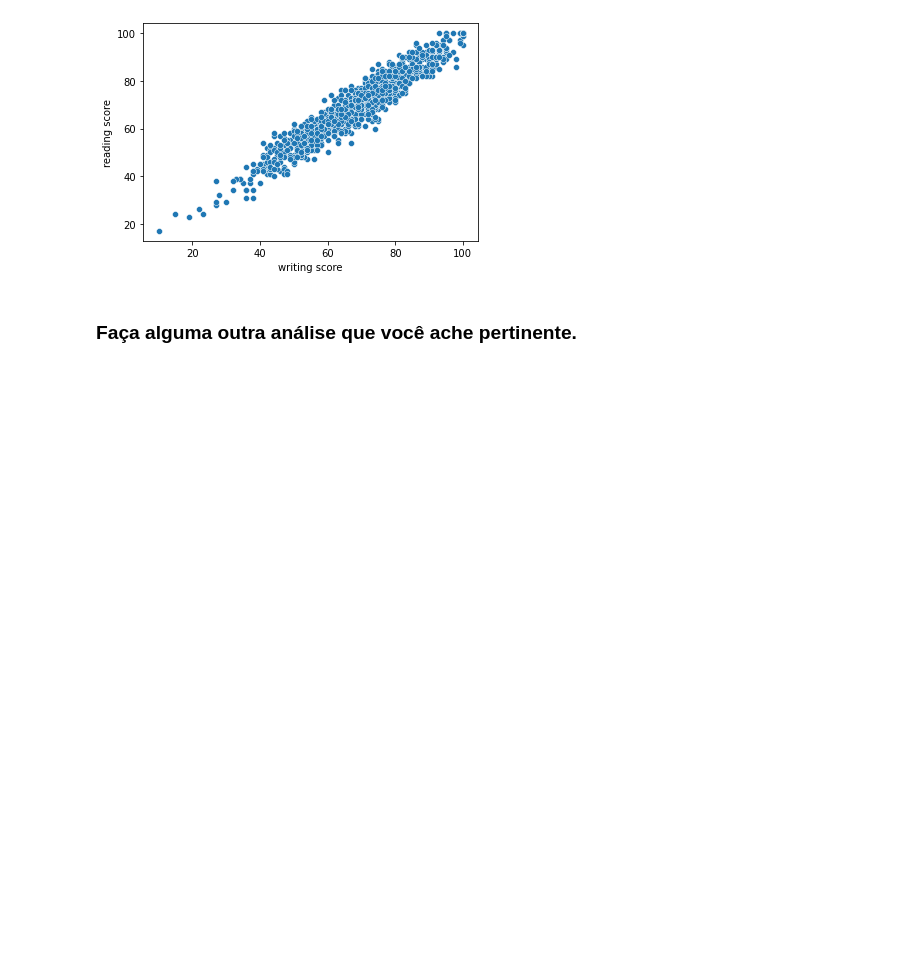
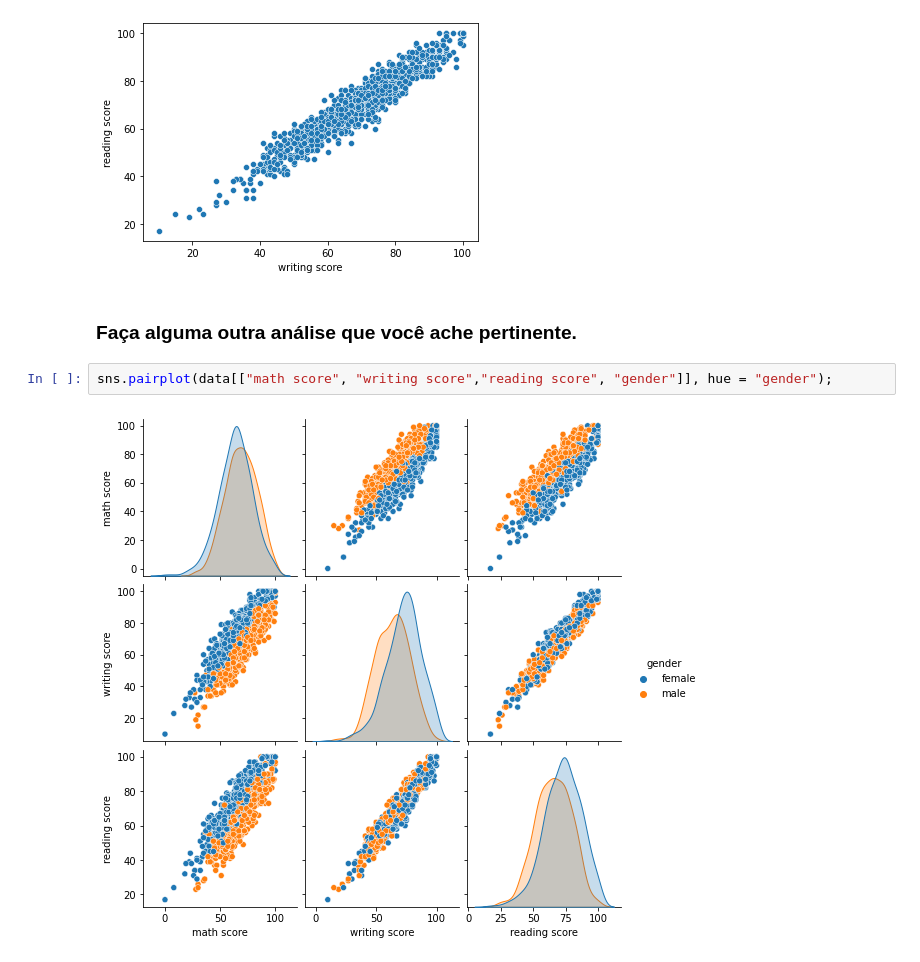
Before and after one commit to NahLima/python-para-analise-dados, a Jupyter notebook: Estatistica/Challenge-01.ipynb, the cells around one changed output. Saved outputs shown, nothing was run; the diff lists cells and outputs as text; blank space fills up the shorter version.

```diff
--- a/Estatistica/Challenge-01.ipynb
+++ b/Estatistica/Challenge-01.ipynb
@@ -164,3 +175,7 @@ sns.scatterplot( data = data, x = "writing score", y = "reading score")
 [figure]
 # %% [markdown]
 ### Faça alguma outra análise que você ache pertinente.
+# %%
+sns.pairplot(data[["math score", "writing score","reading score", "gender"]], hue = "gender");
+# %% [output]
+[figure, added]
```
Also changed, not shown: parts of 5 cells of this notebook, 5 other files.
